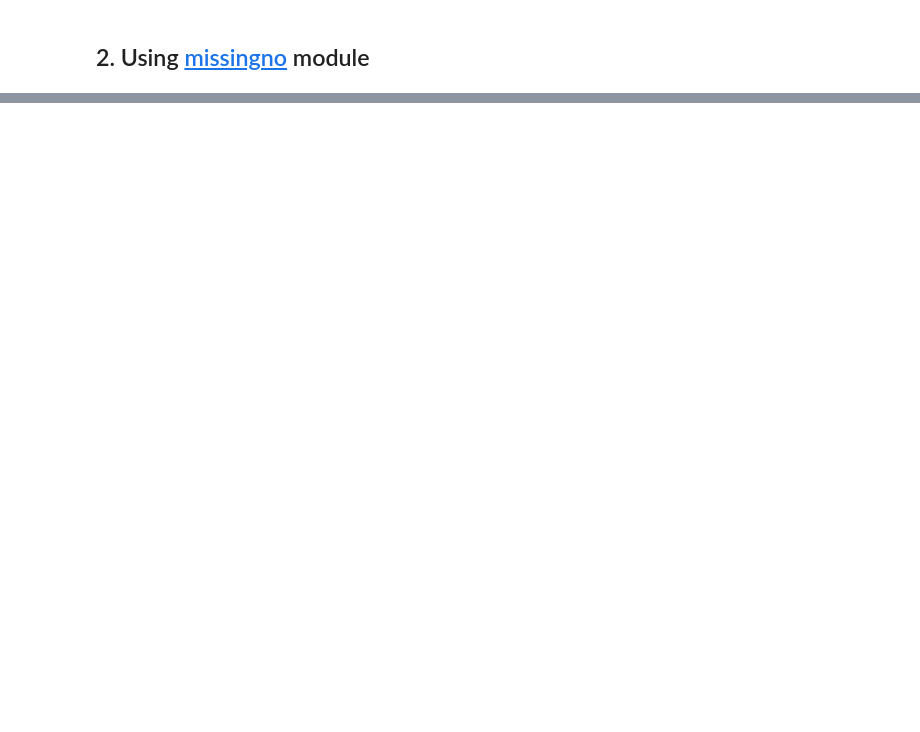
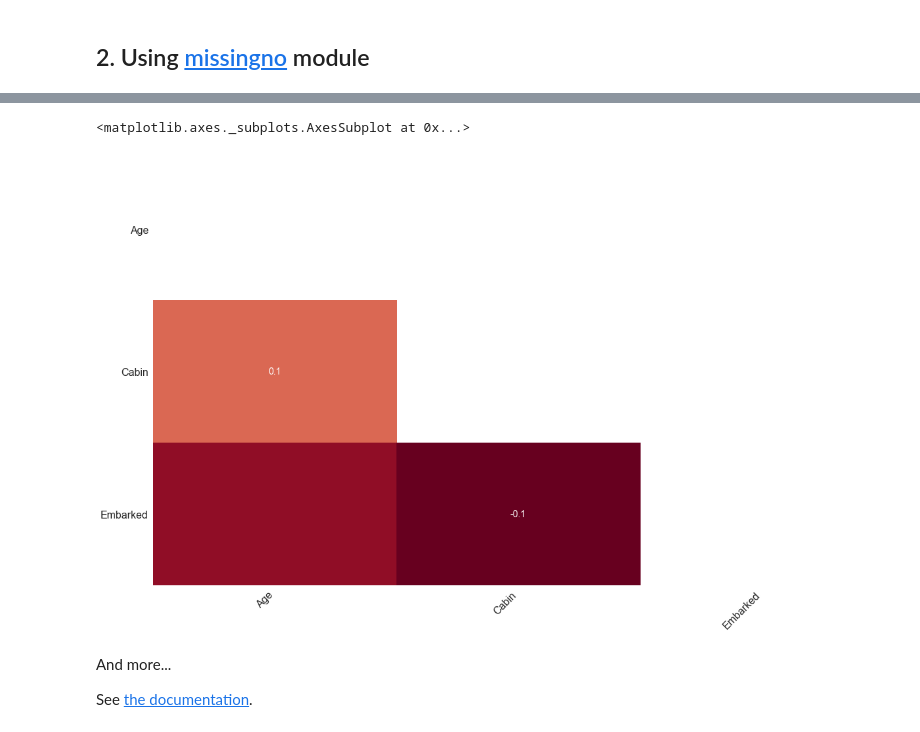
Before and after one commit to TomoyukiAota/visualization_of_missing_value_location, a Jupyter notebook: missing_value_visualization.ipynb, the cells around one changed output, grey strips where cells are left out. Drawn from its saved outputs; the diff is of its cells as text; code cells hidden in the pictures; blank space fills up the shorter version.

Commit message:
Install missingno module, and update the notebook for missing value visualization.

```diff
--- a/missing_value_visualization.ipynb
+++ b/missing_value_visualization.ipynb
@@ -59,0 +72,12 @@ sns.heatmap(df.isnull(), cbar=False)
+# %%
+# missingno.heatmap function gives nullity correlation
+# (how strongly the presence or absence of one variable affects the presence of another).
+# For Titanic train dataset, there is no strong correlation observed for nullity.
+msno.heatmap(df)
+# %% [output]
+<matplotlib.axes._subplots.AxesSubplot at 0x...>
+[figure, added]
+# %% [markdown]
+And more...
+
+See [the documentation](https://github.com/ResidentMario/missingno).
```
Also changed, not shown: parts of 6 cells of this notebook, 2 other files.
